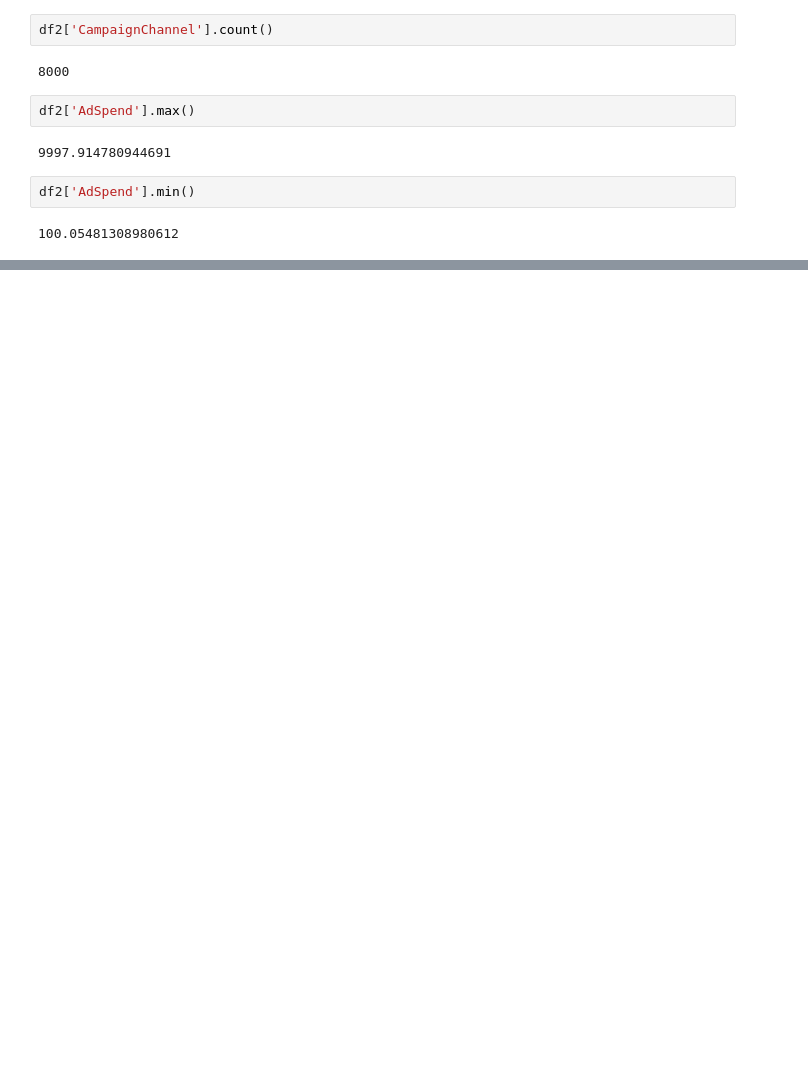
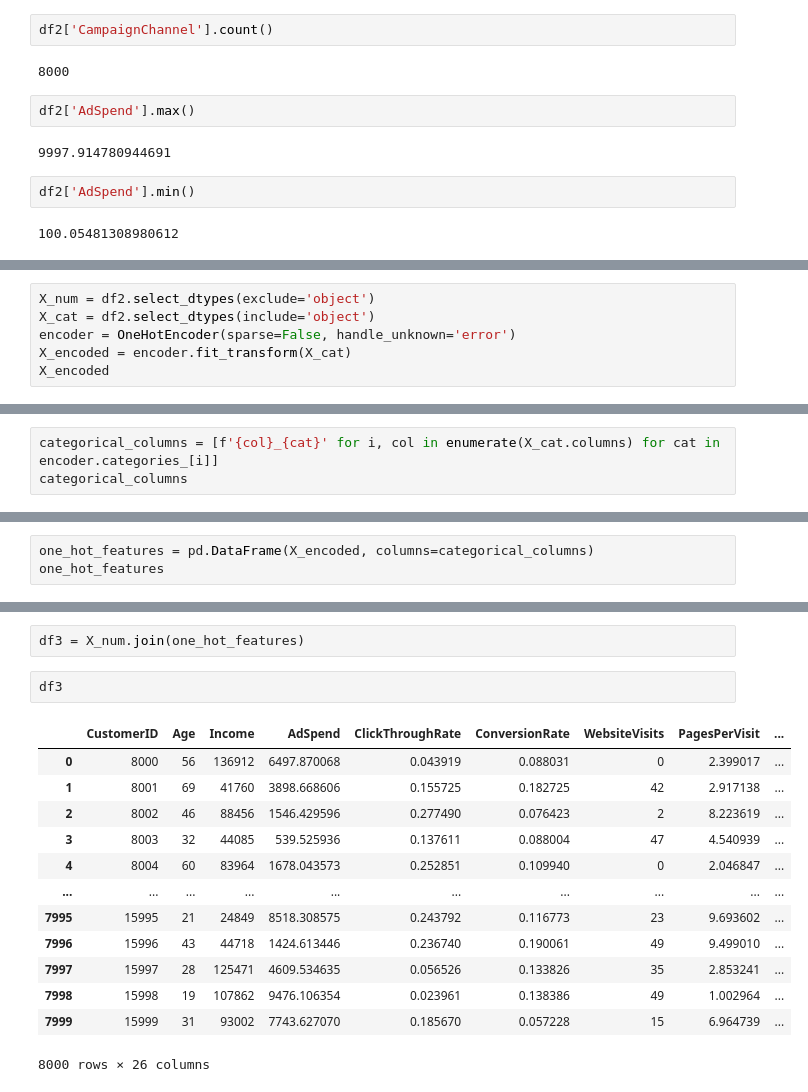
Before and after one commit to DavidOsebi/DavidAjulo, a Jupyter notebook: Machine_Learning_modelling.ipynb, the cells around one changed output, grey strips where cells are left out. Saved outputs shown, nothing was run; the diff lists cells and outputs as text; blank space fills up the shorter version.

```diff
--- a/Machine_Learning_modelling.ipynb
+++ b/Machine_Learning_modelling.ipynb
@@ -133,0 +282,6 @@ df2['AdSpend'].min()
+# %%
+X_num = df2.select_dtypes(exclude='object')
+X_cat = df2.select_dtypes(include='object')
+encoder = OneHotEncoder(sparse=False, handle_unknown='error')
+X_encoded = encoder.fit_transform(X_cat)
+X_encoded
@@ -133,0 +310,3 @@ df2['AdSpend'].min()
+# %%
+categorical_columns = [f'{col}_{cat}' for i, col in enumerate(X_cat.columns) for cat in encoder.categories_[i]]
+categorical_columns
@@ -133,0 +325,3 @@ df2['AdSpend'].min()
+# %%
+one_hot_features = pd.DataFrame(X_encoded, columns=categorical_columns)
+one_hot_features
@@ -133,0 +342,18 @@ df2['AdSpend'].min()
+# %%
+df3 = X_num.join(one_hot_features)
+# %%
+df3
+# %% [output]
+|  | CustomerID | Age | Income | AdSpend | ClickThroughRate | ConversionRate | WebsiteVisits | PagesPerVisit | ... |
+| 0 | 8000 | 56 | 136912 | 6497.870068 | 0.043919 | 0.088031 | 0 | 2.399017 | ... |
+| 1 | 8001 | 69 | 41760 | 3898.668606 | 0.155725 | 0.182725 | 42 | 2.917138 | ... |
+| 2 | 8002 | 46 | 88456 | 1546.429596 | 0.277490 | 0.076423 | 2 | 8.223619 | ... |
+| 3 | 8003 | 32 | 44085 | 539.525936 | 0.137611 | 0.088004 | 47 | 4.540939 | ... |
+| 4 | 8004 | 60 | 83964 | 1678.043573 | 0.252851 | 0.109940 | 0 | 2.046847 | ... |
+| ... | ... | ... | ... | ... | ... | ... | ... | ... | ... |
+| 7995 | 15995 | 21 | 24849 | 8518.308575 | 0.243792 | 0.116773 | 23 | 9.693602 | ... |
+| 7996 | 15996 | 43 | 44718 | 1424.613446 | 0.236740 | 0.190061 | 49 | 9.499010 | ... |
+| 7997 | 15997 | 28 | 125471 | 4609.534635 | 0.056526 | 0.133826 | 35 | 2.853241 | ... |
+| 7998 | 15998 | 19 | 107862 | 9476.106354 | 0.023961 | 0.138386 | 49 | 1.002964 | ... |
+| 7999 | 15999 | 31 | 93002 | 7743.627070 | 0.185670 | 0.057228 | 15 | 6.964739 | ... |
+8000 rows × 26 columns
```
Also changed, not shown: parts of 46 cells of this notebook.
